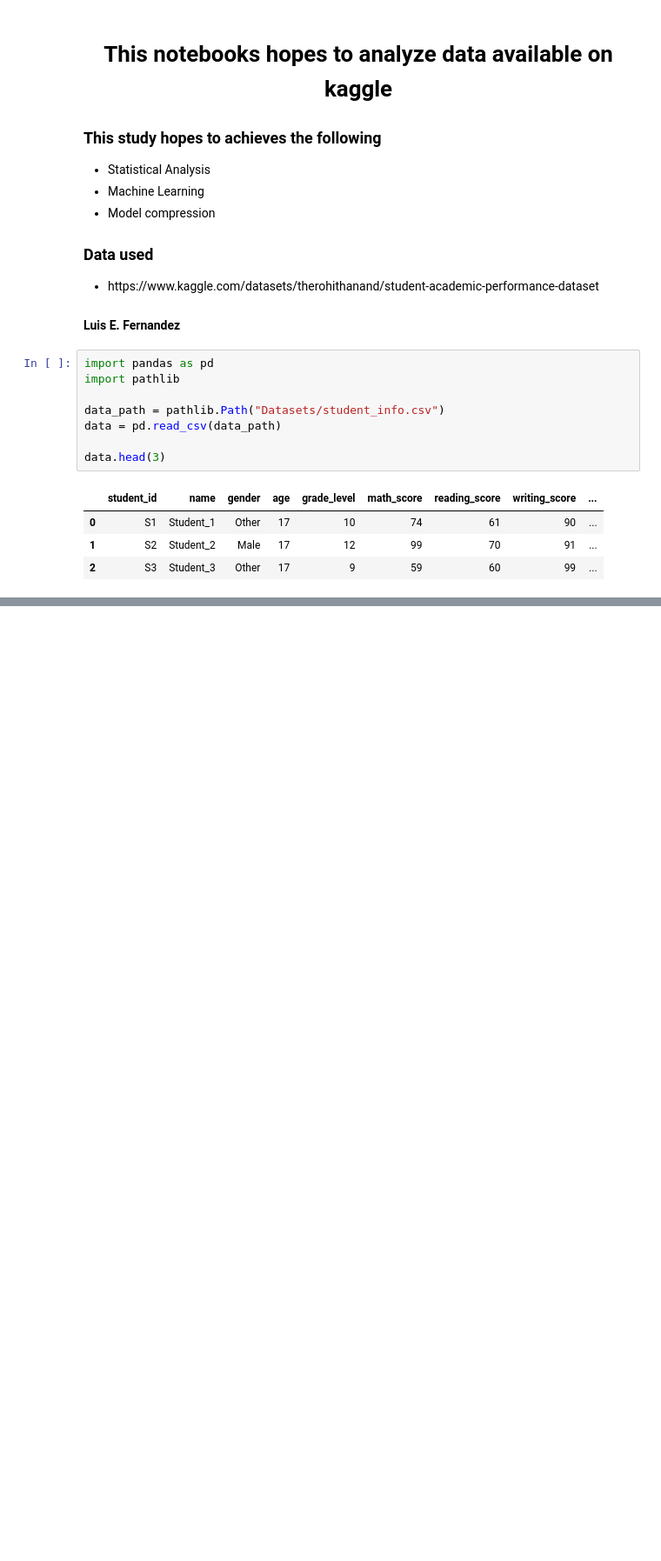
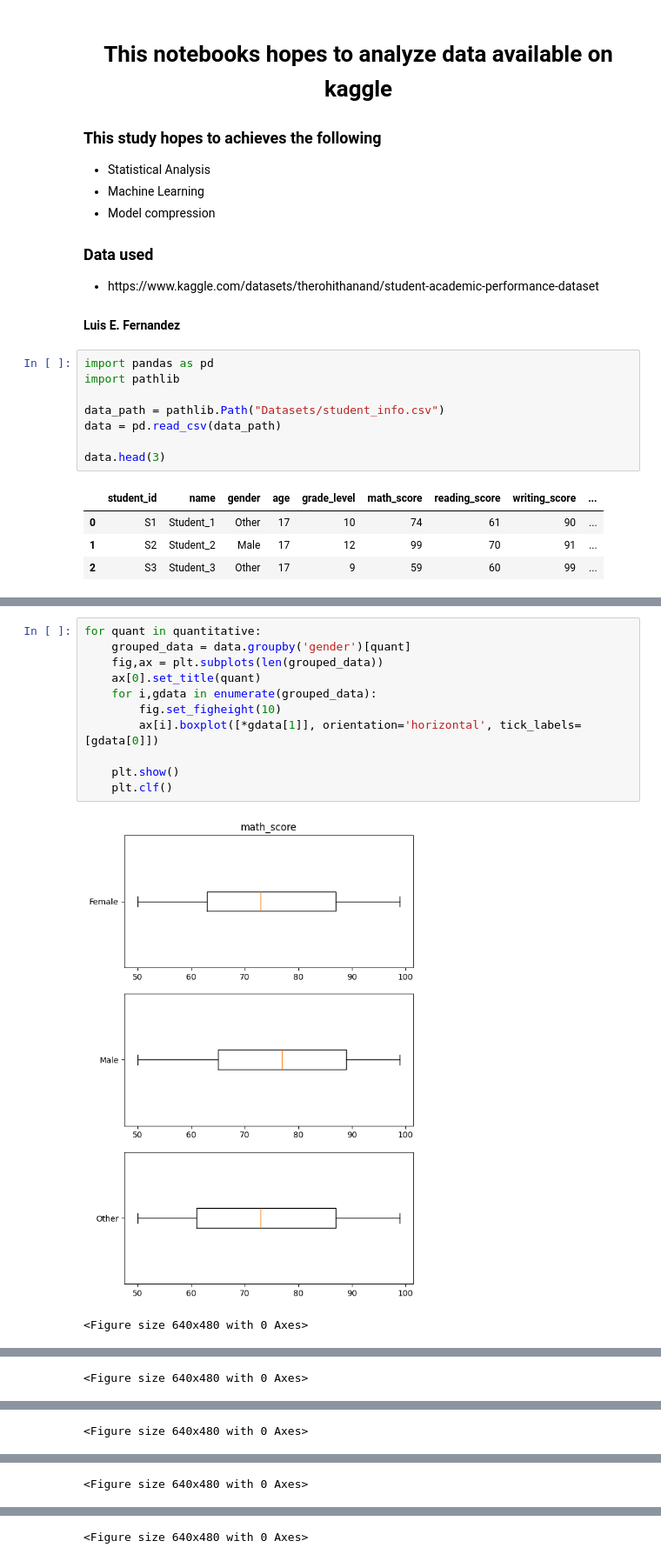
Before and after one commit to luis-fdz-rmz/DataAnalysisJourney, a Jupyter notebook: DataAnalysis.ipynb, the cells around one changed output, grey strips where cells are left out. Shown: that part at 87% size. Saved outputs shown, nothing was run; the diff lists cells and outputs as text; blank space fills up the shorter version.

```diff
--- a/DataAnalysis.ipynb
+++ b/DataAnalysis.ipynb
@@ -82,0 +144,14 @@ for column in data[qualitative]:
+# %%
+for quant in quantitative:
+    grouped_data = data.groupby('gender')[quant]
+    fig,ax = plt.subplots(len(grouped_data))
+    ax[0].set_title(quant)
+    for i,gdata in enumerate(grouped_data):
+        fig.set_figheight(10)
+        ax[i].boxplot([*gdata[1]], orientation='horizontal', tick_labels=[gdata[0]])
+
+    plt.show()
+    plt.clf()
+# %% [output]
+[figure, added]
+<Figure size 640x480 with 0 Axes>
@@ -82,0 +159 @@ for column in data[qualitative]:
+<Figure size 640x480 with 0 Axes>
@@ -82,0 +161 @@ for column in data[qualitative]:
+<Figure size 640x480 with 0 Axes>
@@ -82,0 +163 @@ for column in data[qualitative]:
+<Figure size 640x480 with 0 Axes>
@@ -82,0 +165 @@ for column in data[qualitative]:
+<Figure size 640x480 with 0 Axes>
```
Also changed, not shown: parts of 7 cells of this notebook.
